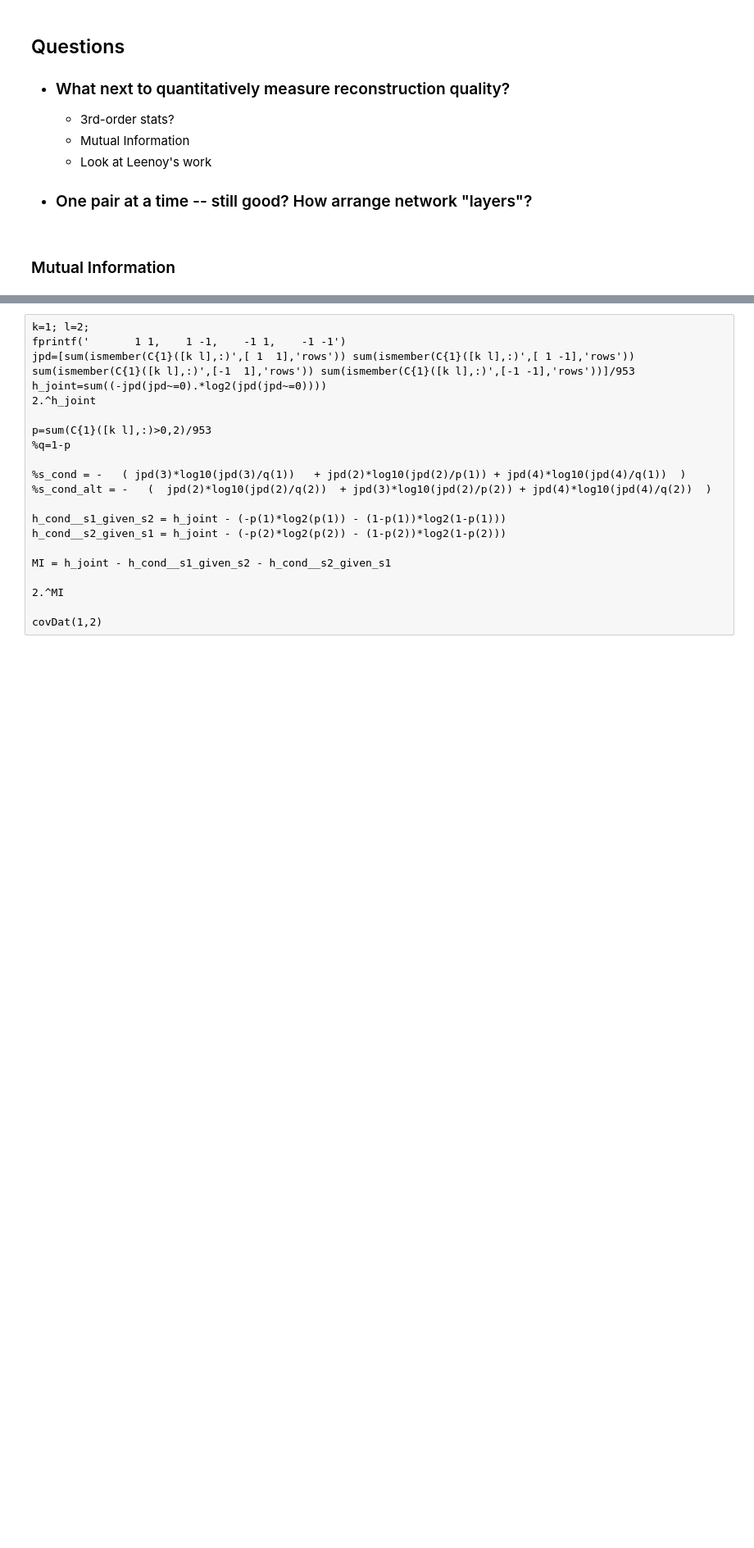
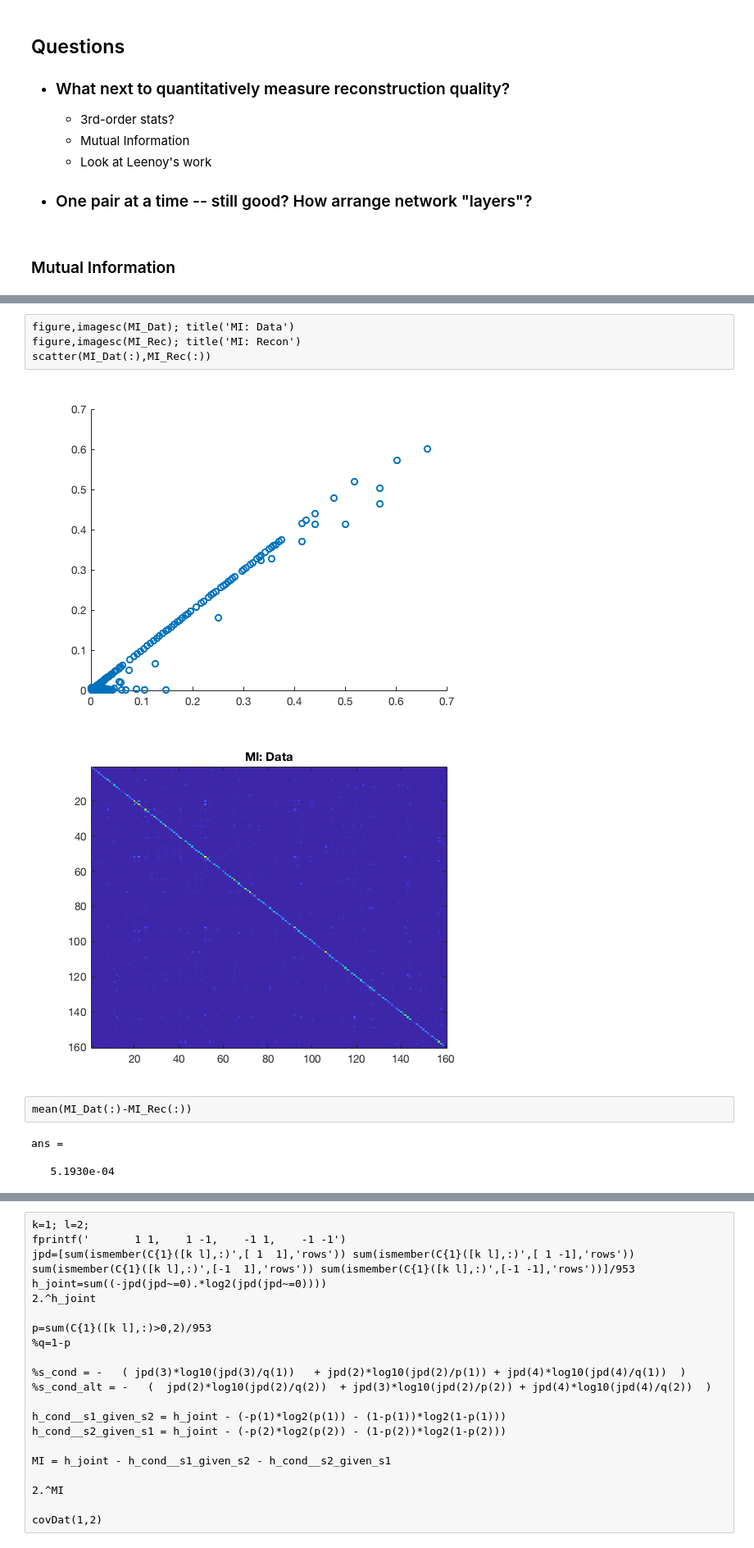
Before and after one commit to jlnatal/CGProj, a Jupyter notebook: CGpipeline_.ipynb, the cells around one changed output, grey strips where cells are left out. Shown at 82% size. Saved outputs shown, nothing was run; the diff lists cells and outputs as text; blank space fills up the shorter version.

```diff
--- a/CGpipeline_.ipynb
+++ b/CGpipeline_.ipynb
@@ -487,0 +606,13 @@ title('Correlation Coefficient of Coarse-Grained Data')
+# %%
+figure,imagesc(MI_Dat); title('MI: Data')
+figure,imagesc(MI_Rec); title('MI: Recon')
+scatter(MI_Dat(:),MI_Rec(:))
+# %% [output]
+[figure, added]
+[figure, added]
+# %%
+mean(MI_Dat(:)-MI_Rec(:))
+# %% [output]
+ans =
+
+   5.1930e-04
```
Also changed, not shown: parts of 17 cells of this notebook.
